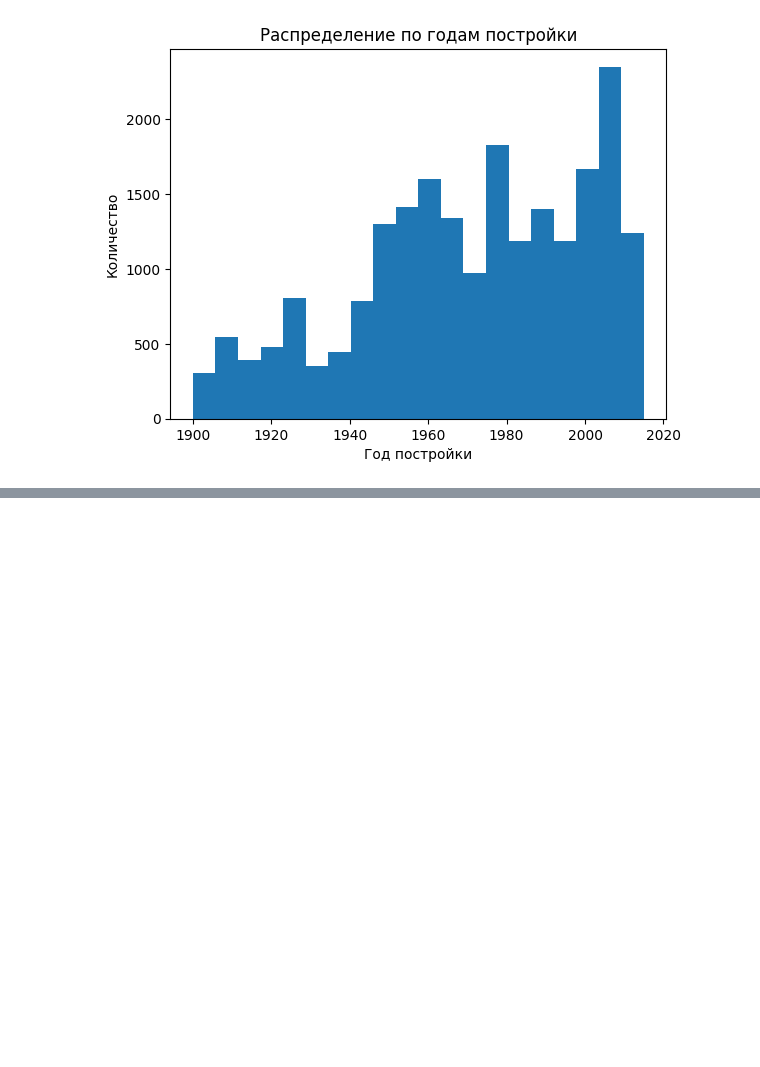
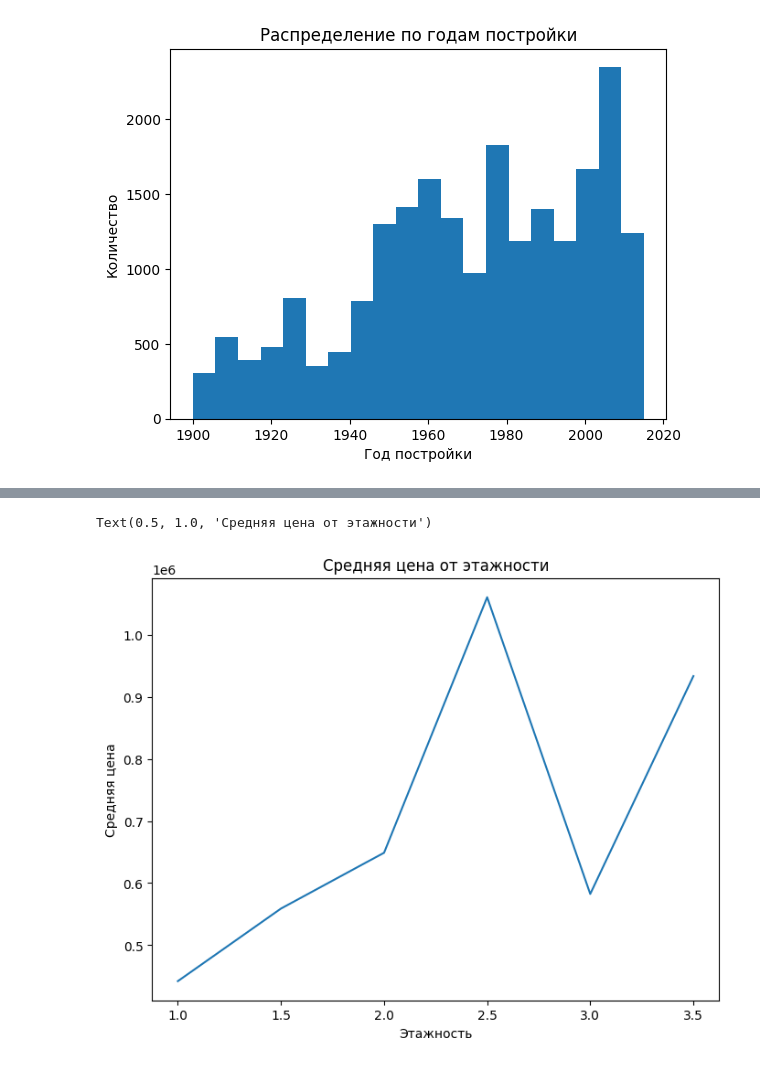
Before and after one commit to estaroverov/pfa_total, a Jupyter notebook: total.ipynb, the cells around one changed output, grey strips where cells are left out. Saved outputs shown, nothing was run; the diff lists cells and outputs as text; code cells hidden in the pictures; blank space fills up the shorter version.

```diff
--- a/total.ipynb
+++ b/total.ipynb
@@ -89,0 +147,10 @@ Text(0.5, 1.0, 'Распределение по годам постройки')
+# %%
+plt.figure(figsize=(8,6))
+data = df.groupby('floors').agg({'price':['mean']})
+plt.plot(data['price'])
+plt.xlabel('Этажность')
+plt.ylabel('Средняя цена')
+plt.title('Средняя цена от этажности')
+# %% [output]
+Text(0.5, 1.0, 'Средняя цена от этажности')
+[figure, added]
```
Also changed, not shown: parts of 24 cells of this notebook.
